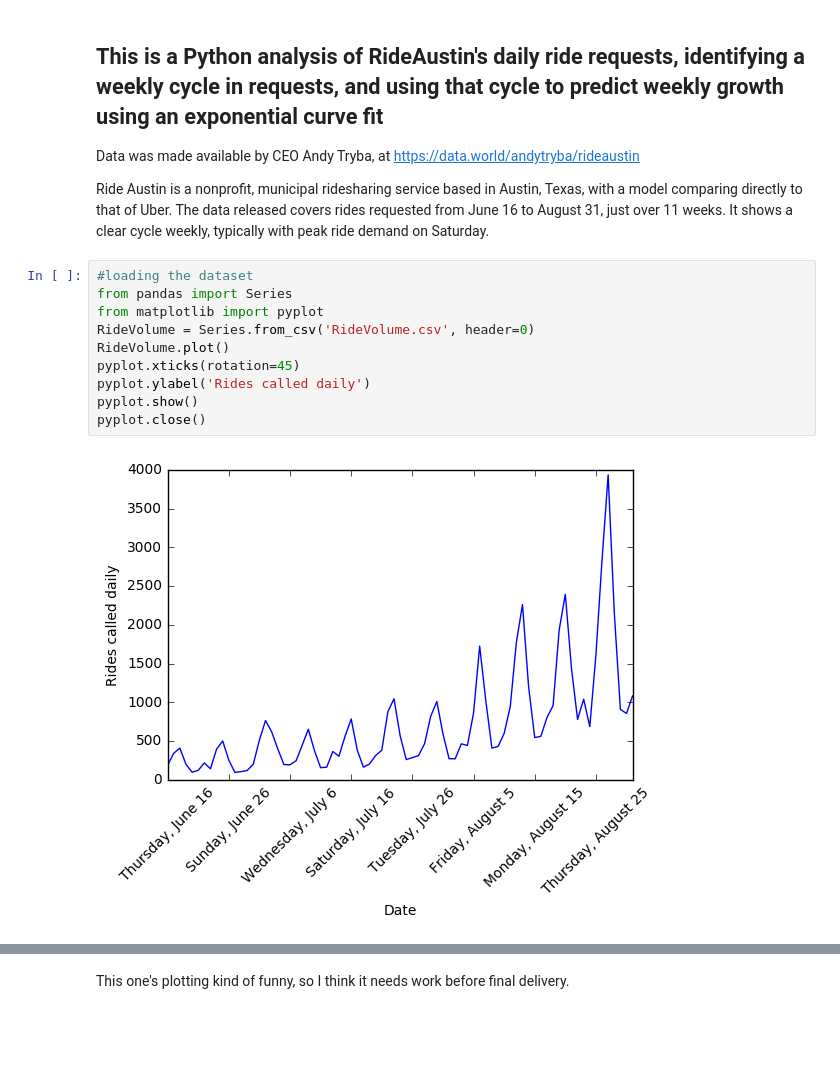
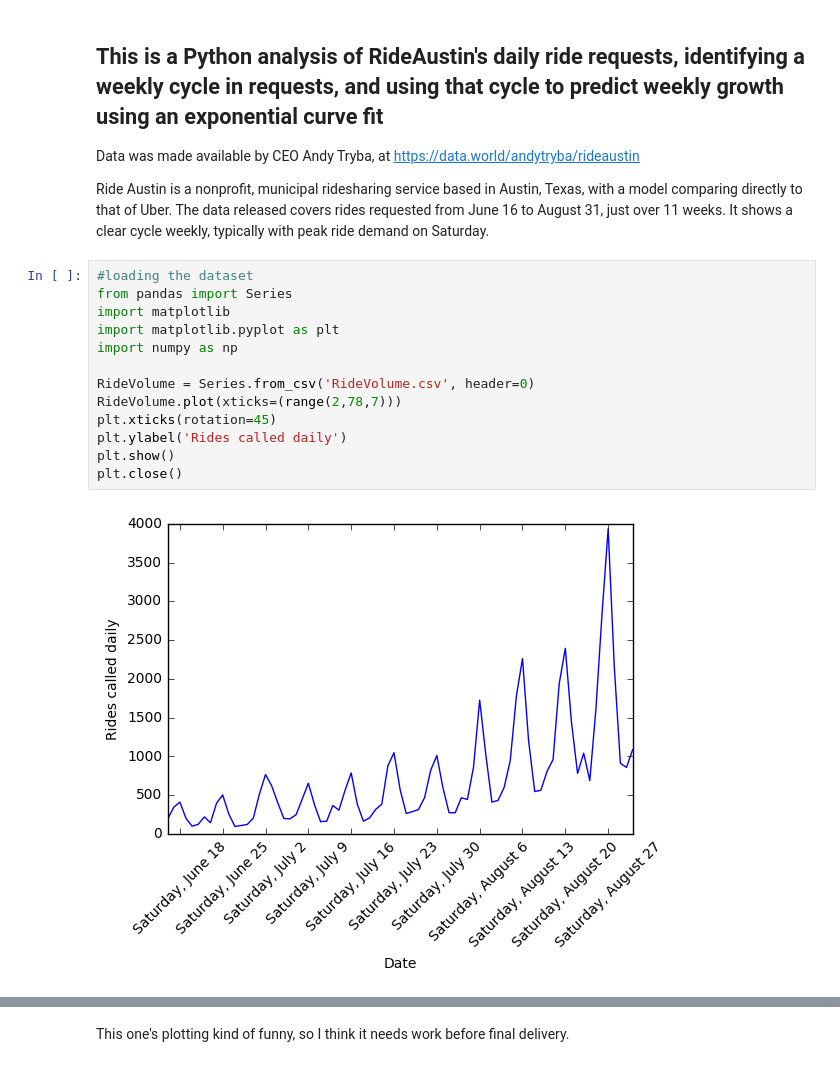
Before and after one commit to princebot/RideAustin, a Jupyter notebook: RideAustin daily ride data, identification of weekly exponential growth on Saturdays.ipynb, the cells around one changed output, grey strips where cells are left out. Cells and saved outputs as stored; diff of their text form; blank space fills up the shorter version.

```diff
--- a/RideAustin daily ride data, identification of weekly exponential growth on Saturdays.ipynb
+++ b/RideAustin daily ride data, identification of weekly exponential growth on Saturdays.ipynb
@@ -7,15 +7,18 @@ Ride Austin is a nonprofit, municipal ridesharing service based in Austin, Texas
 # %%
 #loading the dataset
 from pandas import Series
-from matplotlib import pyplot
+import matplotlib
+import matplotlib.pyplot as plt
+import numpy as np
+
 RideVolume = Series.from_csv('RideVolume.csv', header=0)
-RideVolume.plot()
-pyplot.xticks(rotation=45)
-pyplot.ylabel('Rides called daily')
-pyplot.show()
-pyplot.close()
+RideVolume.plot(xticks=(range(2,78,7)))
+plt.xticks(rotation=45)
+plt.ylabel('Rides called daily')
+plt.show()
+plt.close()
 # %% [output]
-[figure, old version]
+[figure, new version]
 # %% [markdown]
 Plainly, the plot shows a regular weekly spike; count and you see 11 spikes, corresponding to the 11+ weeks in the data set. We also see a dramatic growth in this time, a 10-fold expansion from the first to the last Saturday in the series. Though it's less obvious, the less popular days (Monday and Tuesday) also show a roughly 10x expansion across this time.
 
```
Also changed, not shown: parts of 16 cells of this notebook.
